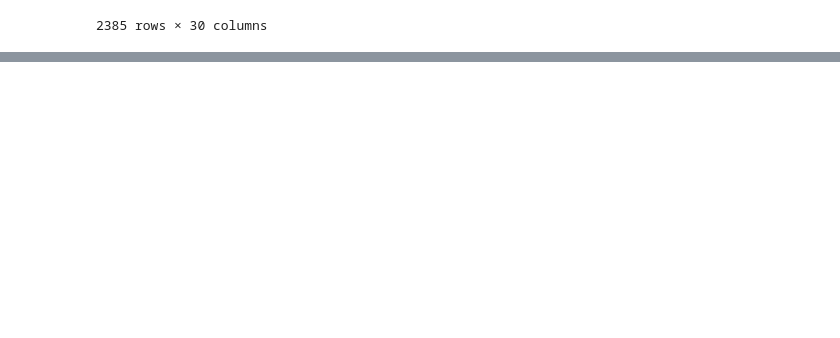
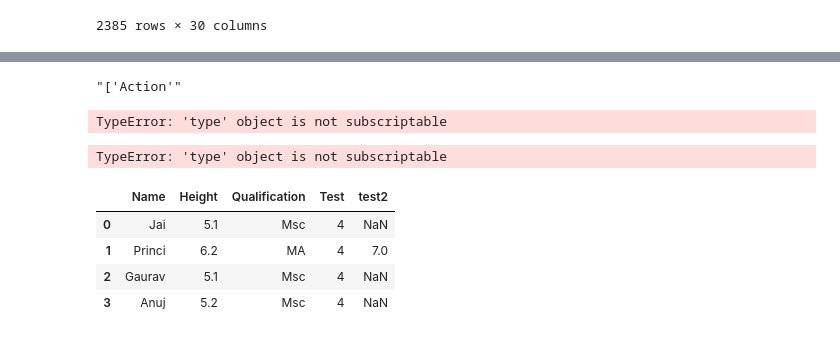
Before and after one commit to Marek-TL/BachelorThesis, a Jupyter notebook: bachelor_notebook.ipynb, the cells around one changed output, grey strips where cells are left out. Drawn from its saved outputs; the diff is of its cells as text; code cells hidden in the pictures; blank space fills up the shorter version.

```diff
--- a/bachelor_notebook.ipynb
+++ b/bachelor_notebook.ipynb
@@ -415,0 +528,3 @@ metacrit_data[filt_only]
+# %%
+gen_list=metacrit_data["genre"].str.split(",")
+len(gen_list[8830])
@@ -415,0 +543,9 @@ metacrit_data[filt_only]
+# %%
+# Define a dictionary containing Students data
+data = {'Name': ['Jai', 'Princi', 'Gaurav', 'Anuj'],
+        'Height': [5.1, 6.2, 5.1, 5.2],
+        'Qualification': ['Msc', 'MA', 'Msc', 'Msc']}
+
+# Convert the dictionary into DataFrame
+df = pd.DataFrame(data)
+df
@@ -415,0 +558,3 @@ metacrit_data[filt_only]
+# %%
+df["Test"] = 1
+df
@@ -415,0 +567,10 @@ metacrit_data[filt_only]
+# %%
+x=0
+while x < 6:
+    df["Test"] = len(gen_list[x])
+    x=x+1
+# %%
+
+metacrit_data.loc[1,("genre"+ str(1))]
+# %% [output]
+"['Action'"
@@ -415,0 +588,22 @@ metacrit_data[filt_only]
+# %%
+n=0
+if metacrit_data.loc[1,("genre"+ str[1])] !=0:
+        n=n+1
+# %% [output]
+TypeError: 'type' object is not subscriptable
+# %%
+x=0
+while x<7:
+    count(0,1)
+    x=x+1
+# %% [output]
+TypeError: 'type' object is not subscriptable
+# %%
+df.loc[1,"test2"]=7
+df
+# %% [output]
+|  | Name | Height | Qualification | Test | test2 |
+| 0 | Jai | 5.1 | Msc | 4 | NaN |
+| 1 | Princi | 6.2 | MA | 4 | 7.0 |
+| 2 | Gaurav | 5.1 | Msc | 4 | NaN |
+| 3 | Anuj | 5.2 | Msc | 4 | NaN |
```
Also changed, not shown: parts of 35 cells of this notebook.
